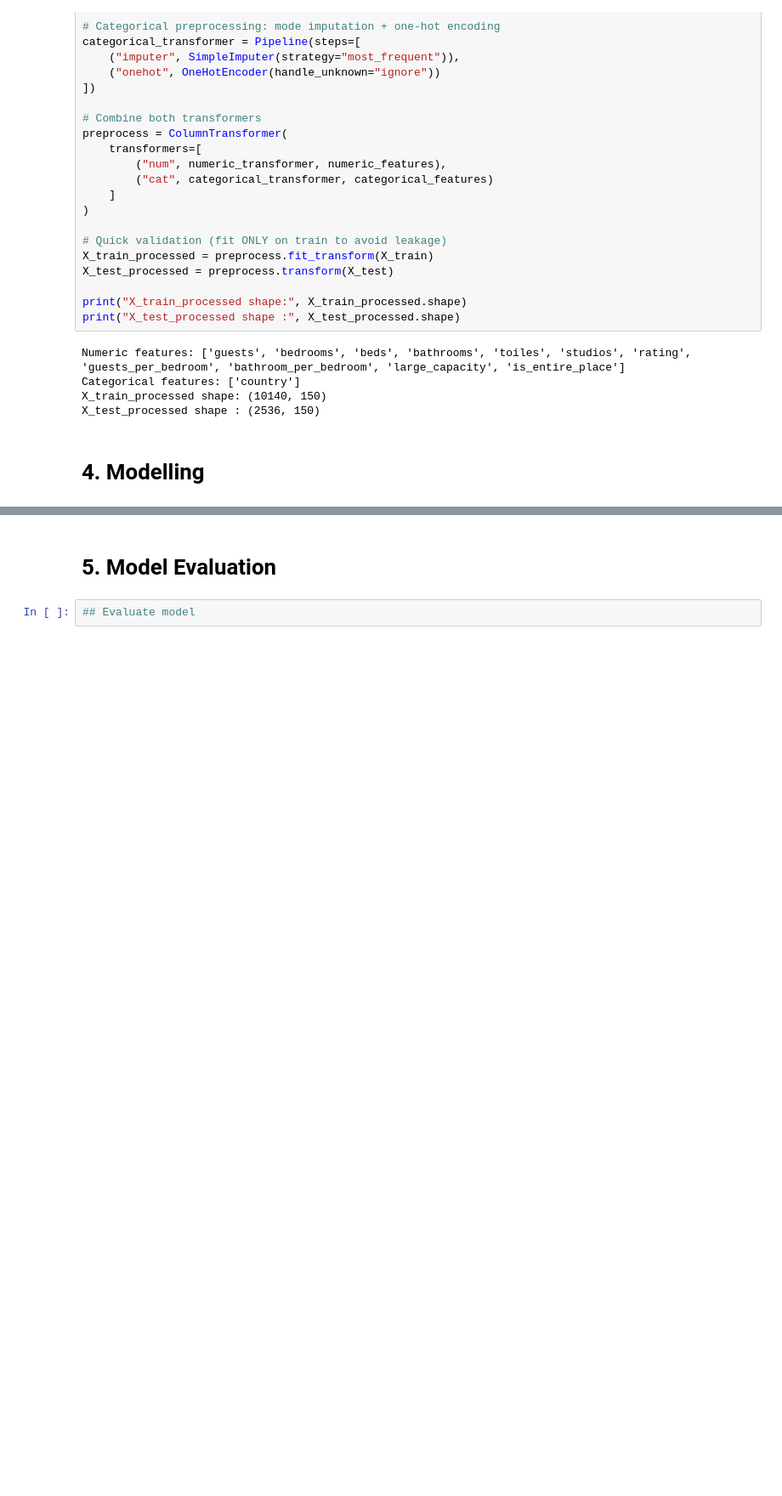
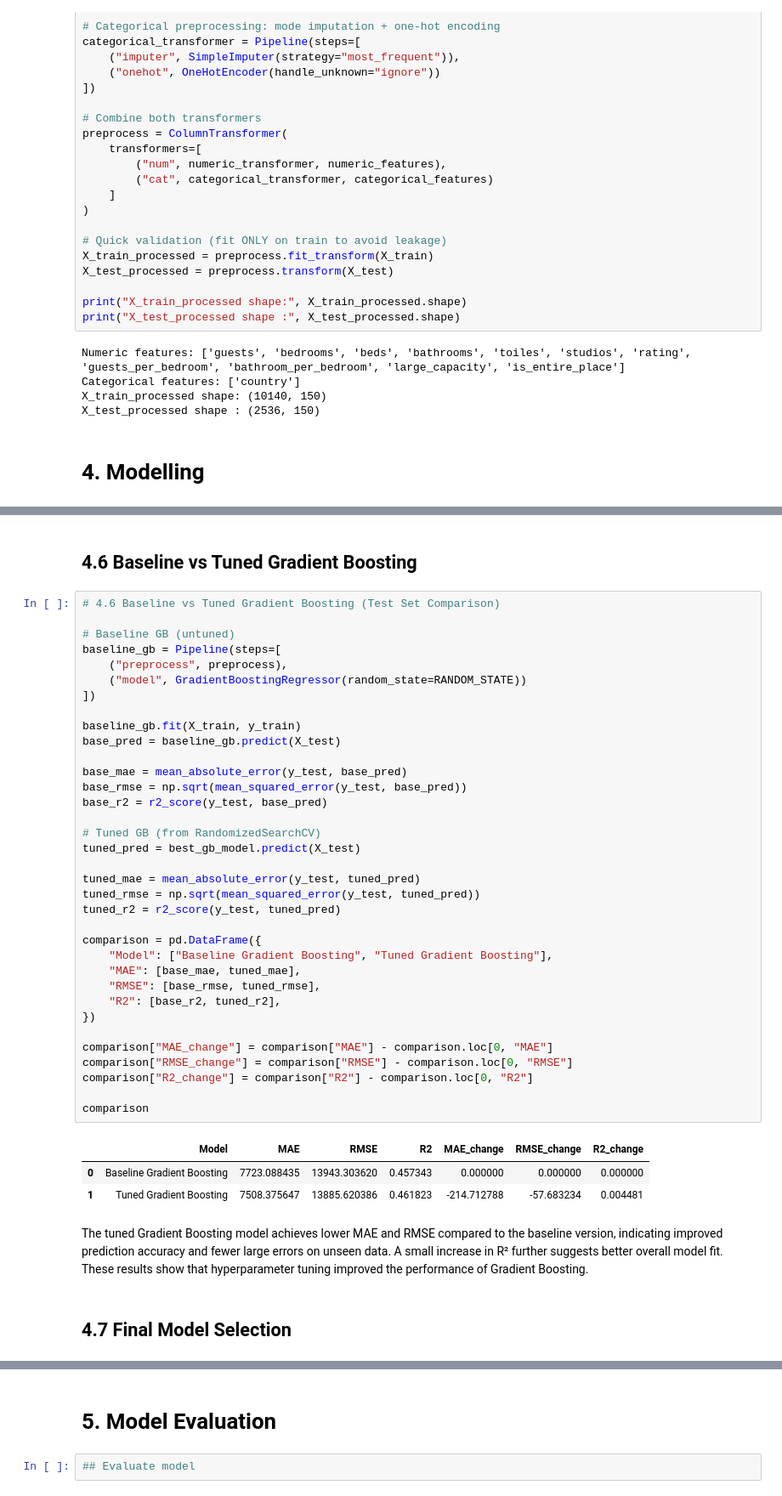
Before and after one commit to user2422224/OngTzeEnn_2404751F, a Jupyter notebook: AirbnbML.ipynb, the cells around one changed output, grey strips where cells are left out. Shown at 85% size. Cells and saved outputs as stored; diff of their text form; blank space fills up the shorter version.

```diff
--- a/AirbnbML.ipynb
+++ b/AirbnbML.ipynb
@@ -622,0 +996,48 @@ X_test_processed shape : (2536, 150)
+# %% [markdown]
+## 4.6 Baseline vs Tuned Gradient Boosting
+# %%
+# 4.6 Baseline vs Tuned Gradient Boosting (Test Set Comparison)
+
+# Baseline GB (untuned)
+baseline_gb = Pipeline(steps=[
+    ("preprocess", preprocess),
+    ("model", GradientBoostingRegressor(random_state=RANDOM_STATE))
+])
+
+baseline_gb.fit(X_train, y_train)
+base_pred = baseline_gb.predict(X_test)
+
+base_mae = mean_absolute_error(y_test, base_pred)
+base_rmse = np.sqrt(mean_squared_error(y_test, base_pred))
+base_r2 = r2_score(y_test, base_pred)
+
+# Tuned GB (from RandomizedSearchCV)
+tuned_pred = best_gb_model.predict(X_test)
+
+tuned_mae = mean_absolute_error(y_test, tuned_pred)
+tuned_rmse = np.sqrt(mean_squared_error(y_test, tuned_pred))
+tuned_r2 = r2_score(y_test, tuned_pred)
+
+comparison = pd.DataFrame({
+    "Model": ["Baseline Gradient Boosting", "Tuned Gradient Boosting"],
+    "MAE": [base_mae, tuned_mae],
+    "RMSE": [base_rmse, tuned_rmse],
+    "R2": [base_r2, tuned_r2],
+})
+
+comparison["MAE_change"] = comparison["MAE"] - comparison.loc[0, "MAE"]
+comparison["RMSE_change"] = comparison["RMSE"] - comparison.loc[0, "RMSE"]
+comparison["R2_change"] = comparison["R2"] - comparison.loc[0, "R2"]
+
+comparison
+# %% [output]
+|  | Model | MAE | RMSE | R2 | MAE_change | RMSE_change | R2_change |
+| 0 | Baseline Gradient Boosting | 7723.088435 | 13943.303620 | 0.457343 | 0.000000 | 0.000000 | 0.000000 |
+| 1 | Tuned Gradient Boosting | 7508.375647 | 13885.620386 | 0.461823 | -214.712788 | -57.683234 | 0.004481 |
+# %% [markdown]
+
+
+
+The tuned Gradient Boosting model achieves lower MAE and RMSE compared to the baseline version, indicating improved prediction accuracy and fewer large errors on unseen data. A small increase in R² further suggests better overall model fit. These results show that hyperparameter tuning improved the performance of Gradient Boosting.
+# %% [markdown]
+## 4.7 Final Model Selection
```
Also changed, not shown: parts of 23 cells of this notebook.
